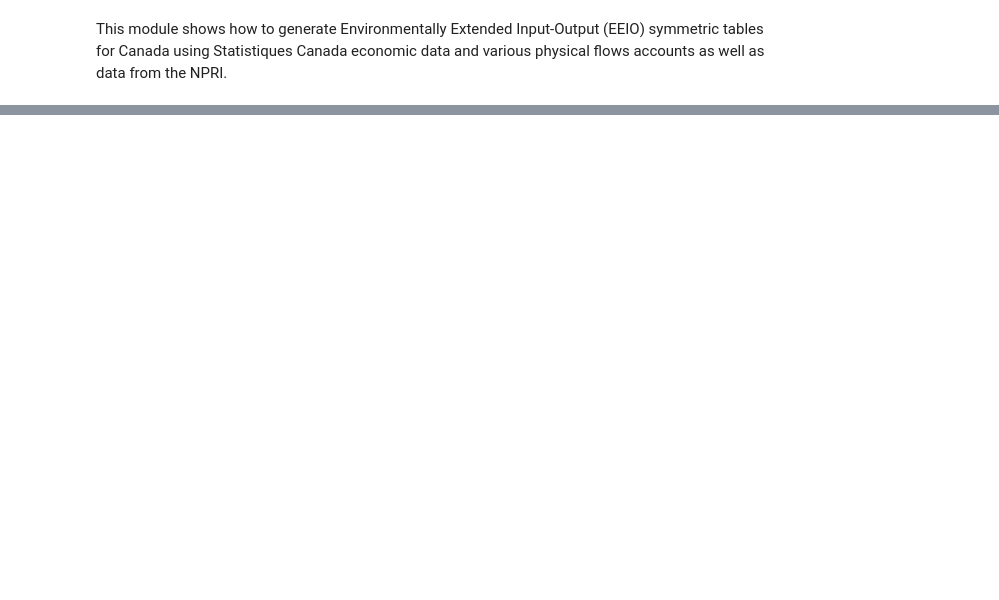
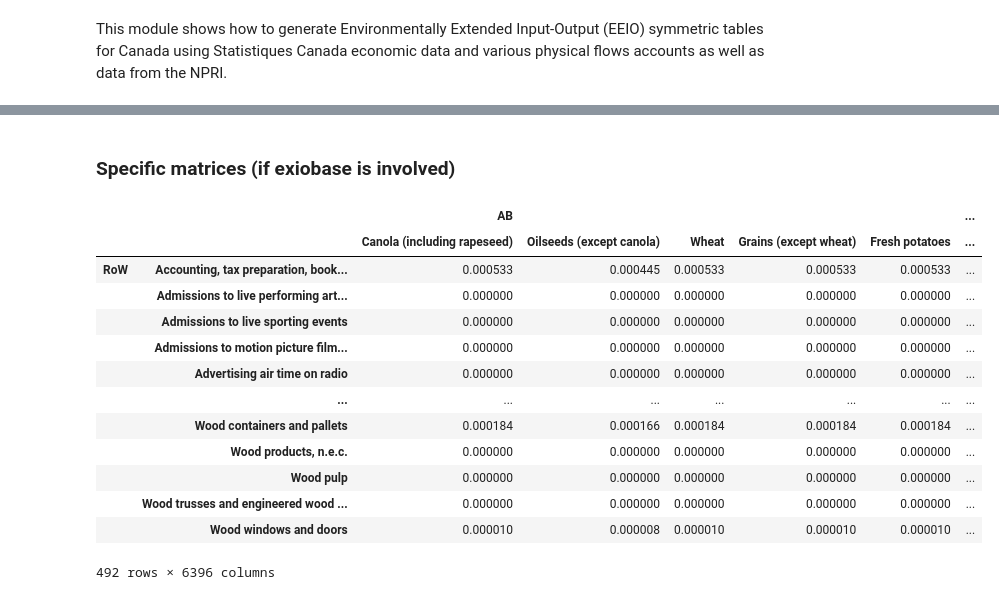
Before and after one commit to CIRAIG/OpenIO-Canada, a Jupyter notebook: doc/demo.ipynb, the cells around one changed output, grey strips where cells are left out. Cells and saved outputs as stored; diff of their text form; code cells hidden in the pictures; blank space fills up the shorter version.

```diff
--- a/doc/demo.ipynb
+++ b/doc/demo.ipynb
@@ -293,0 +174,20 @@ tables.export(filepath='.../openIO-Canada.xlsx', format='excel')
+# %% [markdown]
+### Specific matrices (if exiobase is involved)
+# %%
+# import matrix, showing what is importer (from Rest of the World) by which sector
+tables.IMP_matrix
+# %% [output]
+|  |  | AB |  |  |  |  | ... |
+|  |  | Canola (including rapeseed) | Oilseeds (except canola) | Wheat | Grains (except wheat) | Fresh potatoes | ... |
+| RoW | Accounting, tax preparation, book... | 0.000533 | 0.000445 | 0.000533 | 0.000533 | 0.000533 | ... |
+|  | Admissions to live performing art... | 0.000000 | 0.000000 | 0.000000 | 0.000000 | 0.000000 | ... |
+|  | Admissions to live sporting events | 0.000000 | 0.000000 | 0.000000 | 0.000000 | 0.000000 | ... |
+|  | Admissions to motion picture film... | 0.000000 | 0.000000 | 0.000000 | 0.000000 | 0.000000 | ... |
+|  | Advertising air time on radio | 0.000000 | 0.000000 | 0.000000 | 0.000000 | 0.000000 | ... |
+|  | ... | ... | ... | ... | ... | ... | ... |
+|  | Wood containers and pallets | 0.000184 | 0.000166 | 0.000184 | 0.000184 | 0.000184 | ... |
+|  | Wood products, n.e.c. | 0.000000 | 0.000000 | 0.000000 | 0.000000 | 0.000000 | ... |
+|  | Wood pulp | 0.000000 | 0.000000 | 0.000000 | 0.000000 | 0.000000 | ... |
+|  | Wood trusses and engineered wood ... | 0.000000 | 0.000000 | 0.000000 | 0.000000 | 0.000000 | ... |
+|  | Wood windows and doors | 0.000010 | 0.000008 | 0.000010 | 0.000010 | 0.000010 | ... |
+492 rows × 6396 columns
```
Also changed, not shown: parts of 65 cells of this notebook.
